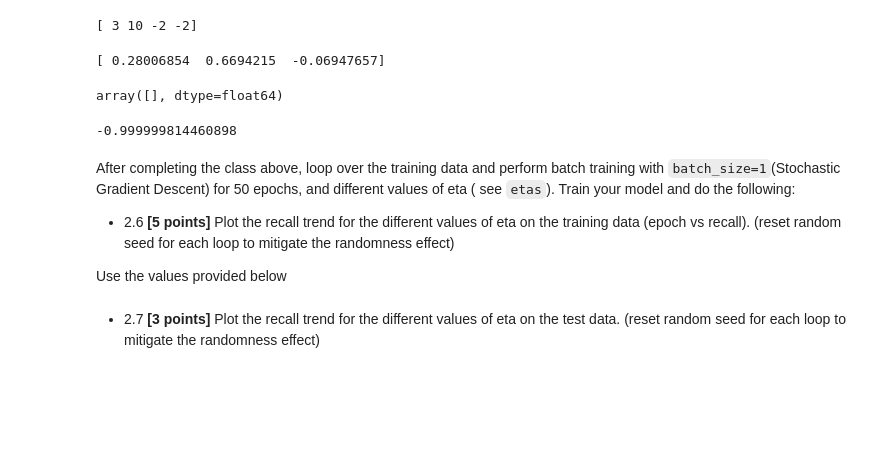
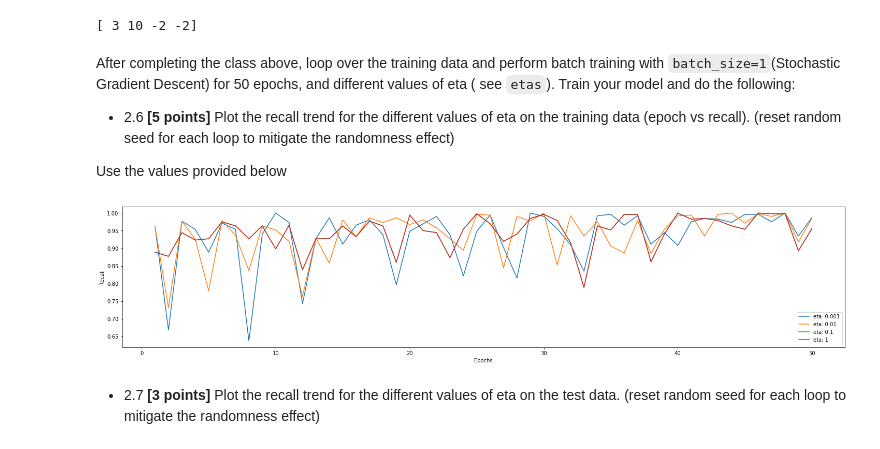
Before and after one commit to brianmoral/ML, a Jupyter notebook: Problem_Sets/Set-3/PS3-Brian-Morales.ipynb, the cells around one changed output. Saved outputs shown, nothing was run; the diff lists cells and outputs as text; code cells hidden in the pictures; blank space fills up the shorter version.

```diff
--- a/Problem_Sets/Set-3/PS3-Brian-Morales.ipynb
+++ b/Problem_Sets/Set-3/PS3-Brian-Morales.ipynb
@@ -768,8 +768,6 @@ Y = np.array([0, 1, 1, 0])
 # %% [output]
 [ 3 10 -2 -2]
 # %%
-import socketserver
-from numpy import inner
 from sklearn.metrics import recall_score
 
 class LogisticRegression:
@@ -796,10 +794,8 @@ class LogisticRegression:
         # Workspace 2.1
         # TO DO: Complete this function to return the output of applying the sigmoid function to the score
         #BEGIN
-        w_on_x = np.transpose(self.w) * x
-        score = np.sum(w_on_x, axis = 1)
-        score[ score > threshold] = threshold
-        score[score < -threshold] = -threshold
+        score = self.w @ np.transpose(x)
+        score = np.clip(score, -threshold, threshold)
         return 1/ (1 + np.exp(-score))
         #END
 
@@ -816,8 +812,7 @@ class LogisticRegression:
         gradient = np.zeros((x.shape[1], ))
         #BEGIN
         sig = self.sigmoid(x)
-        inner_nll = np.transpose([sig - y]) * x
-        gradient = np.sum(inner_nll, axis = 0)/len(y)
+        gradient = (sig - y)@x / len(y) + self.alpha * np.sqrt(self.w[1:] @ self.w[1:])**2
         #END
         return gradient
 
@@ -855,10 +850,14 @@ class LogisticRegression:
         # TO DO: Compute average recall on the validation data at the end of each epoch
         # HINT: make sure to initialize w
         #BEGIN
-        self.w = np.ones(X.shape[1])/X.shape[1]
-        X_zeroth = np.column_stack((X, np.ones(X.shape[0])))
-        self.optimize(X, y, batch_size)
-        print(self.w)
+        X_zeroth = np.concatenate([np.ones((X.shape[0], 1)), X], axis=1)
+        if self.initialized is False:
+            self.w = np.ones(X_zeroth.shape[1])/X.shape[1]
+            self.initialized = True
+        for e in range(epochs):
+            self.optimize(X_zeroth, y, batch_size)
+            y_pred = self.predict(validation_X)
+            metrics.append(recall_score(validation_y, y_pred))
         #END
         return np.array(metrics)
 
@@ -871,7 +870,9 @@ class LogisticRegression:
         y_hat = np.zeros((X.shape[0],))
         X = np.concatenate([np.ones((X.shape[0], 1)), X], axis=1)  # We append zero-th column
         #BEGIN
-        # code here
+        y_hat = self.sigmoid(X)
+        y_hat[y_hat > 0.5] = 1
+        y_hat[y_hat <= 0.5] = 0
         #END
         return y_hat
 
@@ -888,14 +889,6 @@ class LogisticRegression:
             batch_x = X[indices[i:i + batch_size]]
             batch_y = y[indices[i:i + batch_size]]
             self.batch_update(batch_x, batch_y)
-LogisticRegression().fit(X, Y)
-# %% [output]
-[ 0.28006854  0.6694215  -0.06947657]
-array([], dtype=float64)
-# %%
-0.000000185539102 - 1
-# %% [output]
--0.999999814460898
 # %% [markdown]
 After completing the class above, loop over the training data and perform batch training with `batch_size=1`(Stochastic Gradient Descent) for 50 epochs, and different values of eta ( see `etas`). Train your model and do the following:
 
@@ -904,15 +897,22 @@ After completing the class above, loop over the training data and perform batch
 Use the values provided below
 # %%
 etas = [.001, .01, 0.1, 1]
-
+epochs = np.array(range(1,51))
+metrics = []
 for eta in etas:
     np.random.seed(2022)  # Reset randomness
     # Workspace 2.6
     #BEGIN
-    # code here
+    metric = LogisticRegression(eta=eta).fit(binary_digits.X_train, binary_digits.y_train, epochs=50, batch_size=1)
+    plt.plot(epochs, metric, label = 'eta: ' + str(eta))
+
     #END
+plt.xlabel('Epochs')
+plt.ylabel('Recall')
 plt.legend()
 plt.show()
+# %% [output]
+[figure, added]
 # %% [markdown]
 - 2.7 **[3 points]** Plot the recall trend for the different values of eta on the test data.
 (reset random seed for each loop to mitigate the randomness effect)
```
Also changed, not shown: parts of 7 cells of this notebook.
